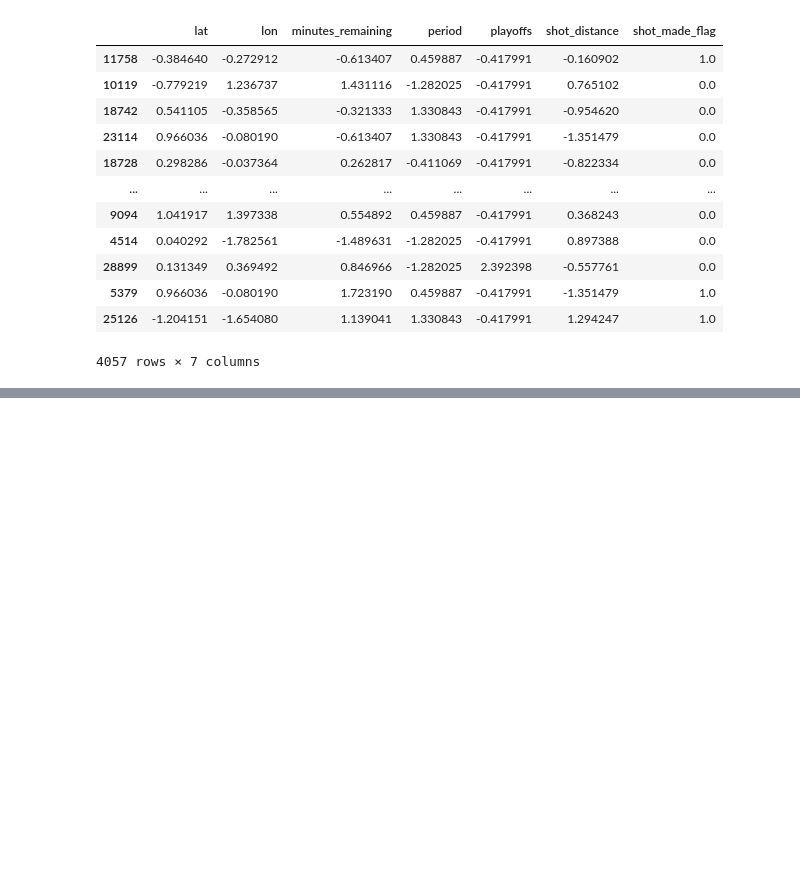
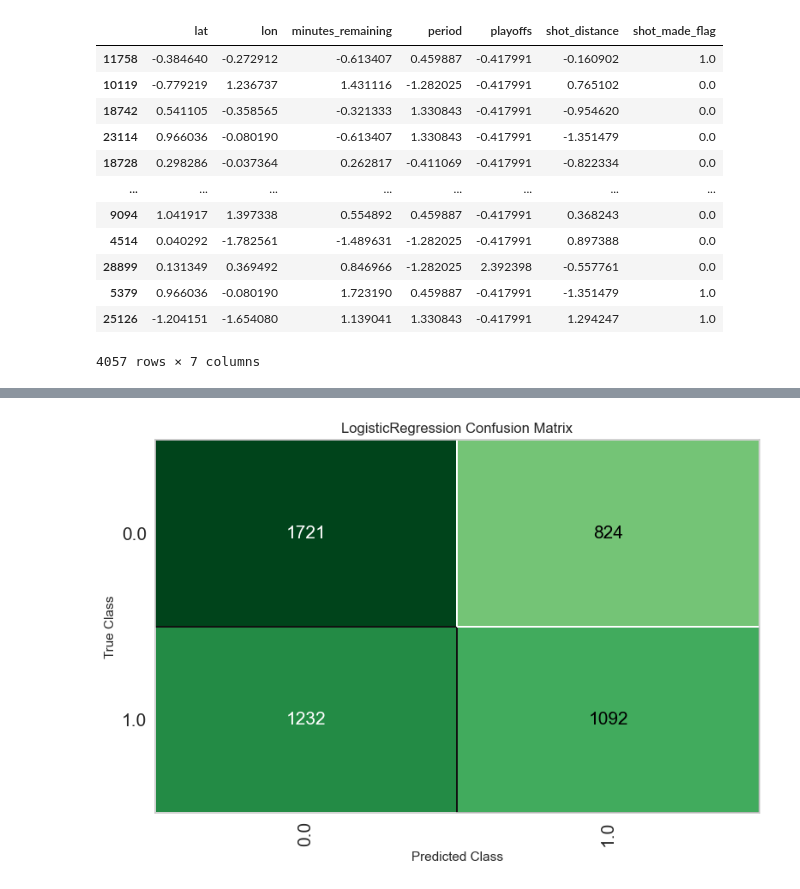
Before and after one commit to andre-lucena12/kobe-shots, a Jupyter notebook: notebooks/rascunho.ipynb, the cells around one changed output, grey strips where cells are left out. Cells and saved outputs as stored; diff of their text form; code cells hidden in the pictures; blank space fills up the shorter version.

```diff
--- a/notebooks/rascunho.ipynb
+++ b/notebooks/rascunho.ipynb
@@ -129,0 +138,5 @@ clf_lr = setup(data = X_train, target = y_train, index = False, train_size = 0.8
+# %%
+lr = create_model('lr', fold=10)
+# %%
+plot_model(lr, plot='confusion_matrix')
+# %% [output]
@@ -129,0 +144 @@ clf_lr = setup(data = X_train, target = y_train, index = False, train_size = 0.8
+[figure, added]
```
Also changed, not shown: parts of 7 cells of this notebook, 4 other files.
